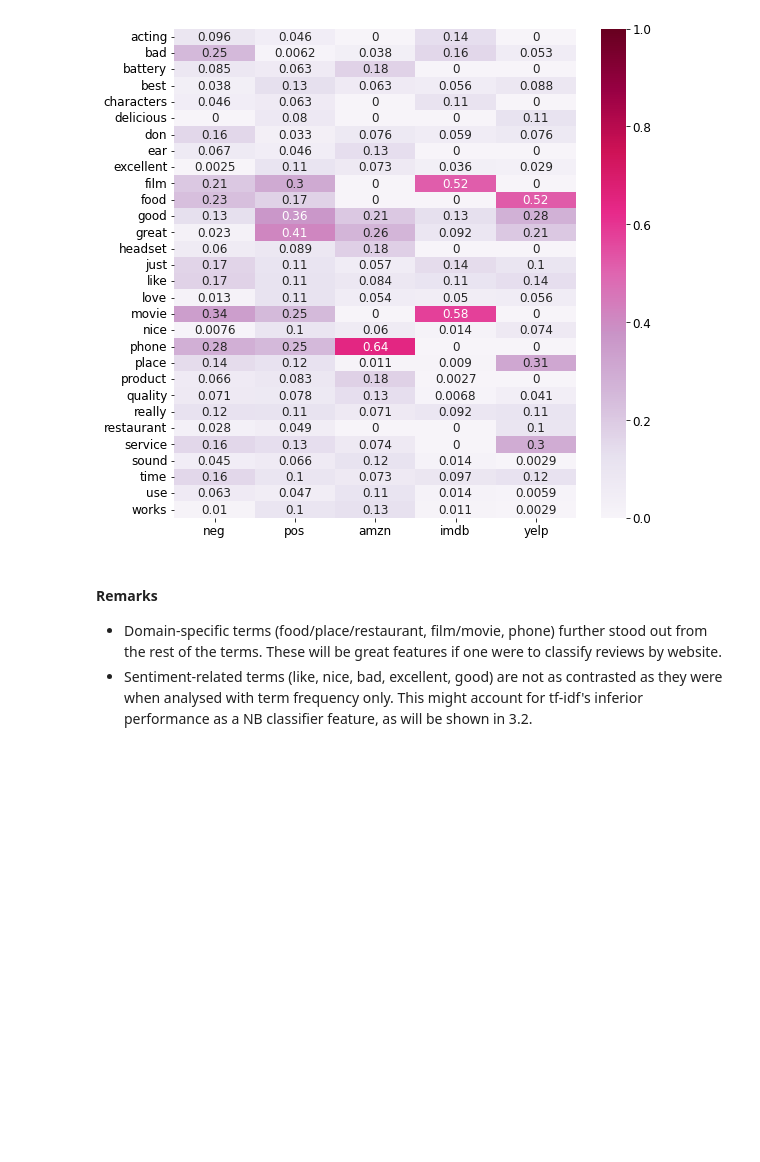
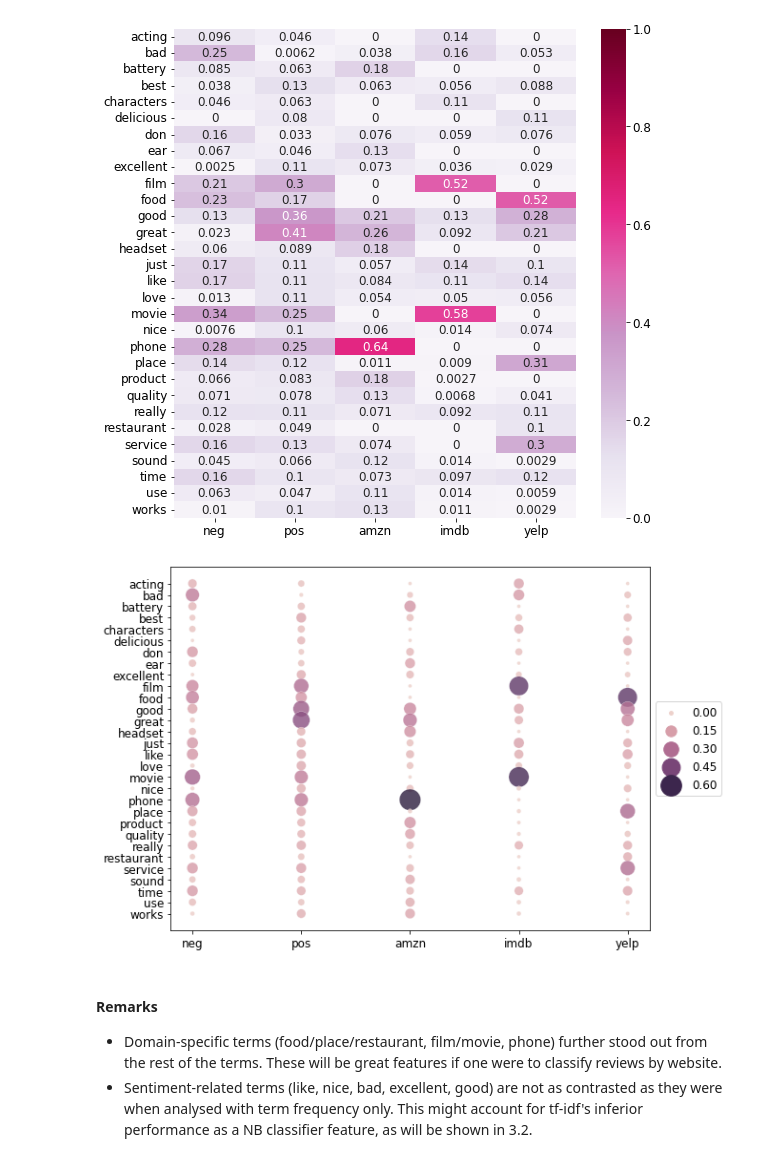
Before and after one commit to LKChenLK/DM2021-Lab1-Homework, a Jupyter notebook: DM2021-Lab1-Homework.ipynb, the cells around one changed output. Cells and saved outputs as stored; diff of their text form; code cells hidden in the pictures; blank space fills up the shorter version.

```diff
--- a/DM2021-Lab1-Homework.ipynb
+++ b/DM2021-Lab1-Homework.ipynb
@@ -1319,6 +1338,21 @@ ax = sns.heatmap(tfidf_df_todraw,
 plt.show()
 # %% [output]
 [figure]
+# %%
+x,y = np.meshgrid(tfidf_df_todraw.columns, tfidf_df_todraw.index)
+
+#tfidf_df_todraw_nostop *= 5000
+
+plt.subplots(figsize=(9, 7))
+sns.scatterplot(x=x.flatten(), y=y.flatten(),
+                size=tfidf_df_todraw.values.flatten(),
+                hue=tfidf_df_todraw.values.flatten(),
+                sizes=(15, 500), alpha=0.8)
+
+plt.legend(loc='center left', bbox_to_anchor=(1, 0.5))
+plt.show()
+# %% [output]
+[figure, added]
 # %% [markdown]
 #### Remarks
 - Domain-specific terms (food/place/restaurant, film/movie, phone) further stood out from the rest of the terms. These will be great features if one were to classify reviews by website.
```
Also changed, not shown: parts of 8 cells of this notebook.
